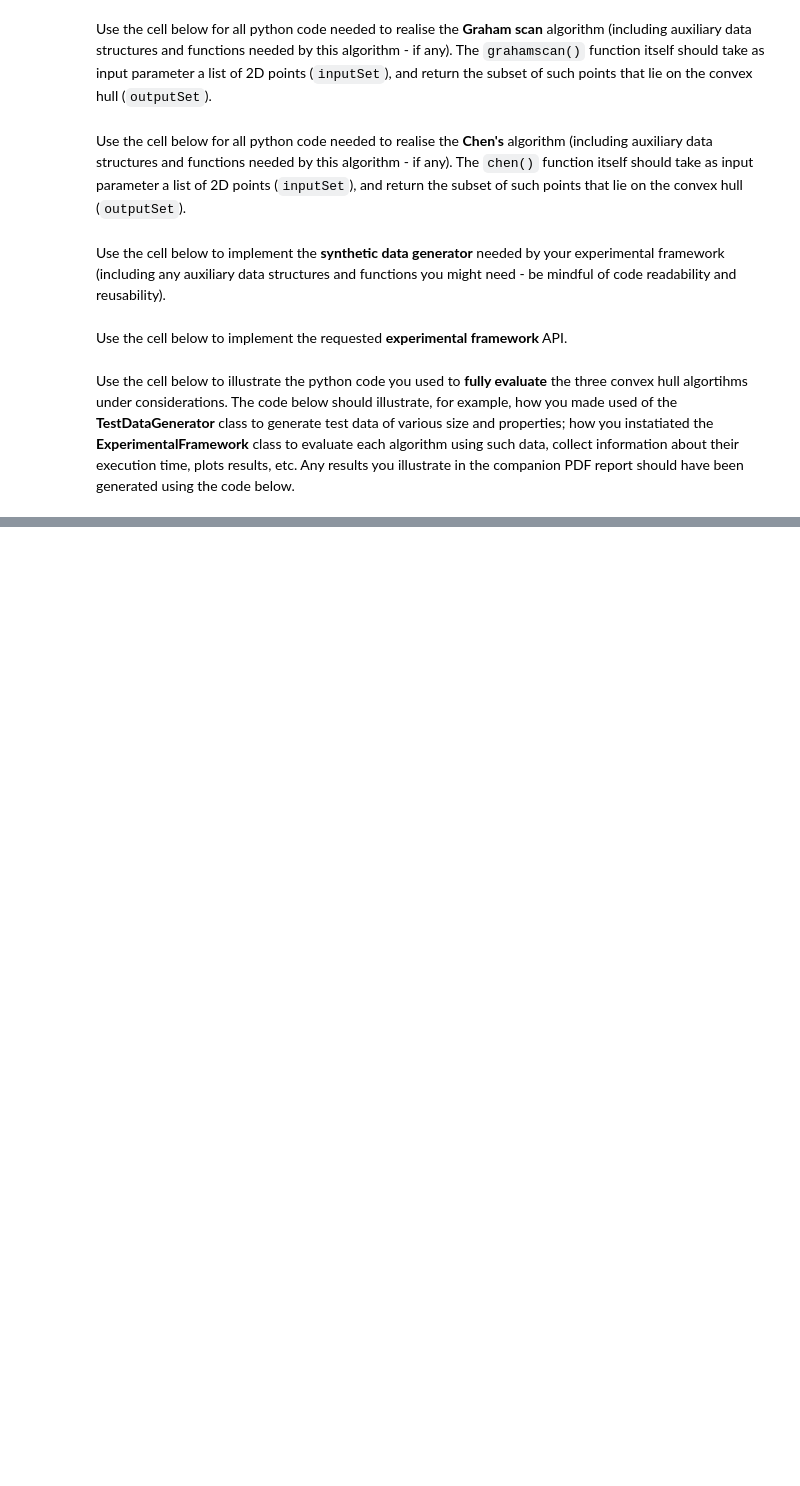
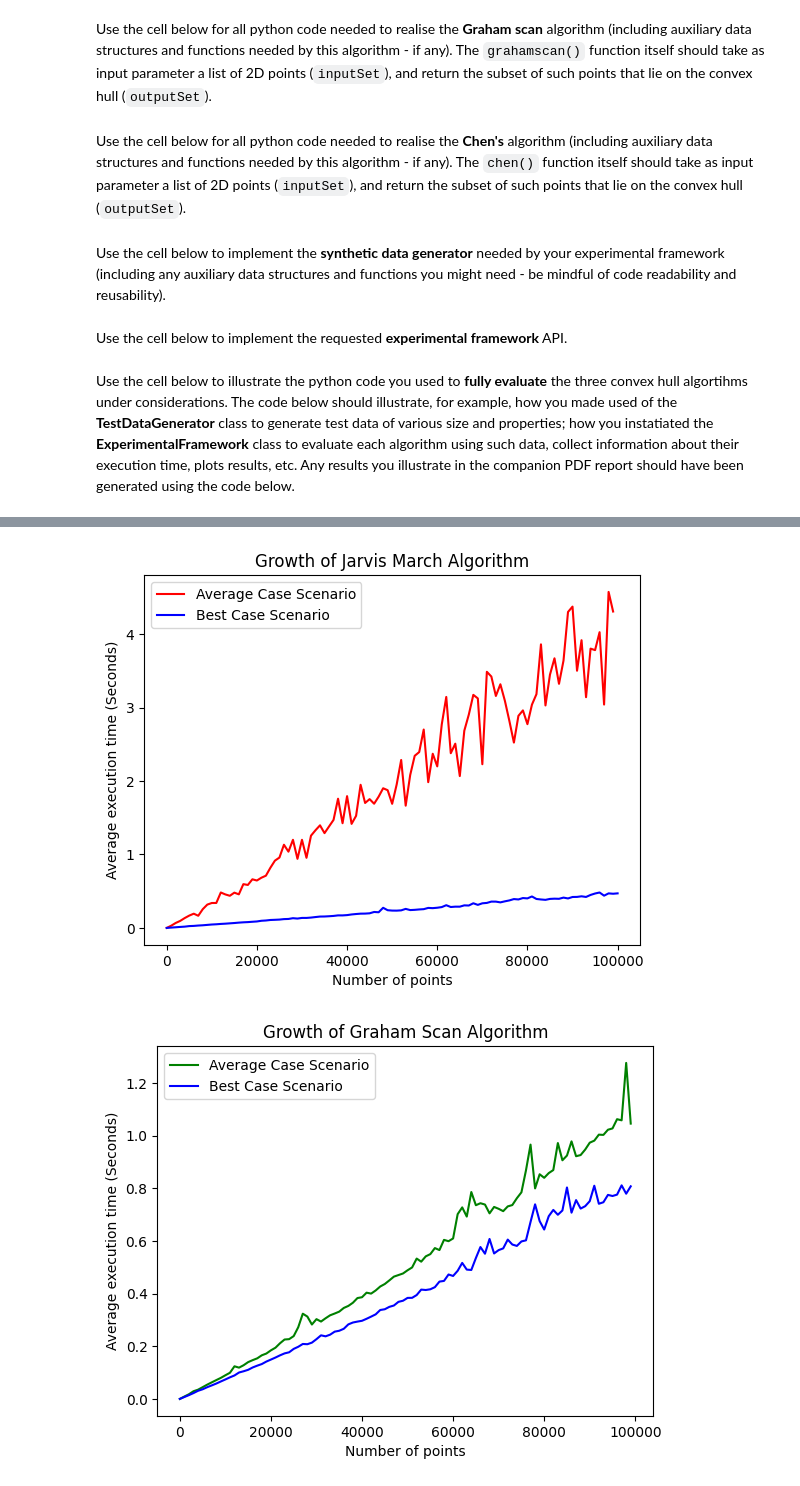
Before and after one commit to Marwan141/COMP0005_Group35, a Jupyter notebook: grp-XXX-0005code.ipynb, the cells around one changed output, grey strips where cells are left out. Saved outputs shown, nothing was run; the diff lists cells and outputs as text; code cells hidden in the pictures; blank space fills up the shorter version.

```diff
--- a/grp-XXX-0005code.ipynb
+++ b/grp-XXX-0005code.ipynb
@@ -358,17 +358,17 @@ class TestDataGenerator():
 
     def generate_random_points_in_triangle(self, num_points):
         v1 = (100,100) # Manual vertices of the triangle to maximise the area
-        v2 = (16383,MAX_VAL-100)
+        v2 = (MAX_VAL//2,MAX_VAL-100)
         v3 = (MAX_VAL-100,100)
-        points = []
-        points.extend((v1,v2,v3))
+        self.inputSet.clear()
+        self.inputSet.extend((v1,v2,v3))
 
         min_x = min(v1[0], v2[0], v3[0])
         max_x = max(v1[0], v2[0], v3[0])
         min_y = min(v1[1], v2[1], v3[1])
         max_y = max(v1[1], v2[1], v3[1])
 
-        while len(points) < num_points:
+        while len(self.inputSet) < num_points:
             x = randint(min_x, max_x)
             y = randint(min_y, max_y)
             # Barycentric coordinates formula
@@ -376,8 +376,8 @@ class TestDataGenerator():
             beta = ((v3[1] - v1[1])*(x - v3[0]) + (v1[0] - v3[0])*(y - v3[1])) / ((v2[1] - v3[1])*(v1[0] - v3[0]) + (v3[0] - v2[0])*(v1[1] - v3[1]))
             gamma = 1.0 - alpha - beta
             if 0 <= alpha <= 1 and 0 <= beta <= 1 and 0 <= gamma <= 1:
-                points.append((x, y))
-        return points
+                self.inputSet.append((x, y))
+        return self.inputSet
 
 
     def random_circular_data_generation(self, n: int) -> list:
@@ -659,0 +638,9 @@ growth_of_algorithms()
+# %%
+
+framework = ExperimentalFramework(50)
+data = TestDataGenerator()
+
+framework.growth_of_algorithms()
+# %% [output]
+[figure, added]
+[figure, added]
```
Also changed, not shown: parts of 3 cells of this notebook.
